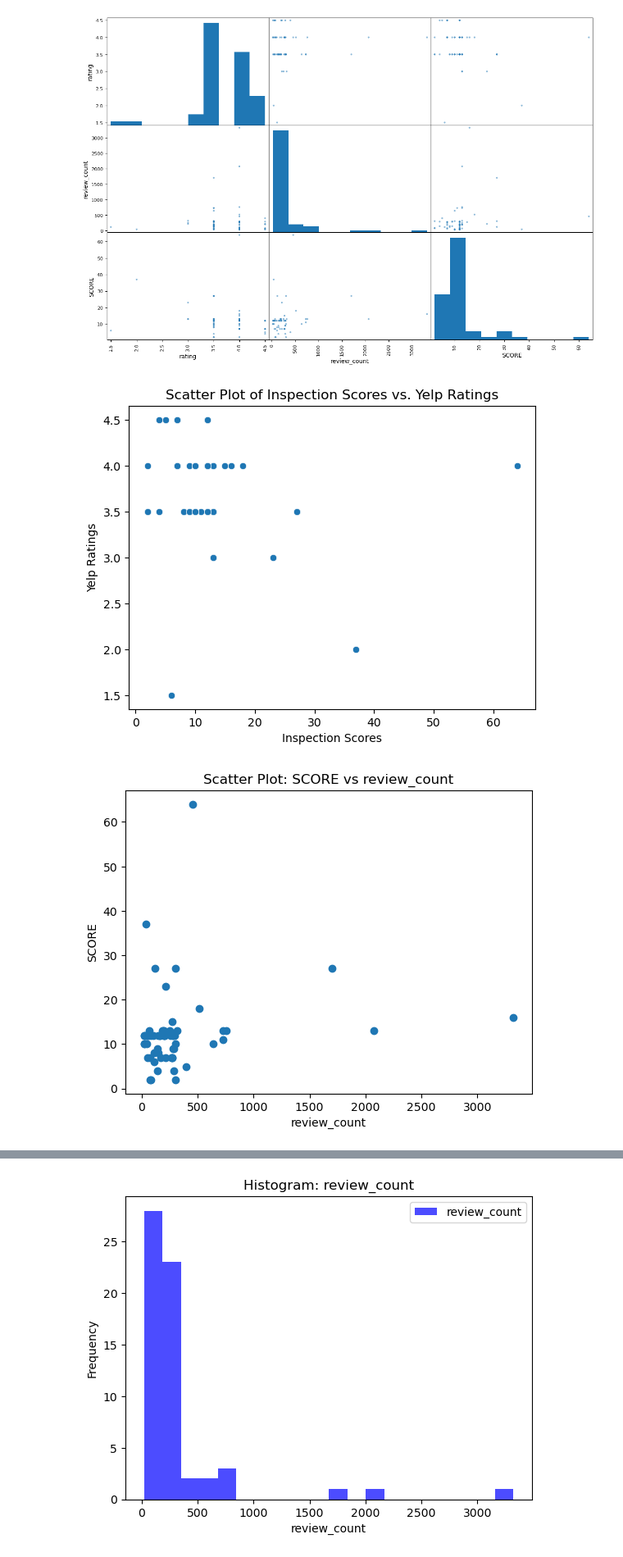
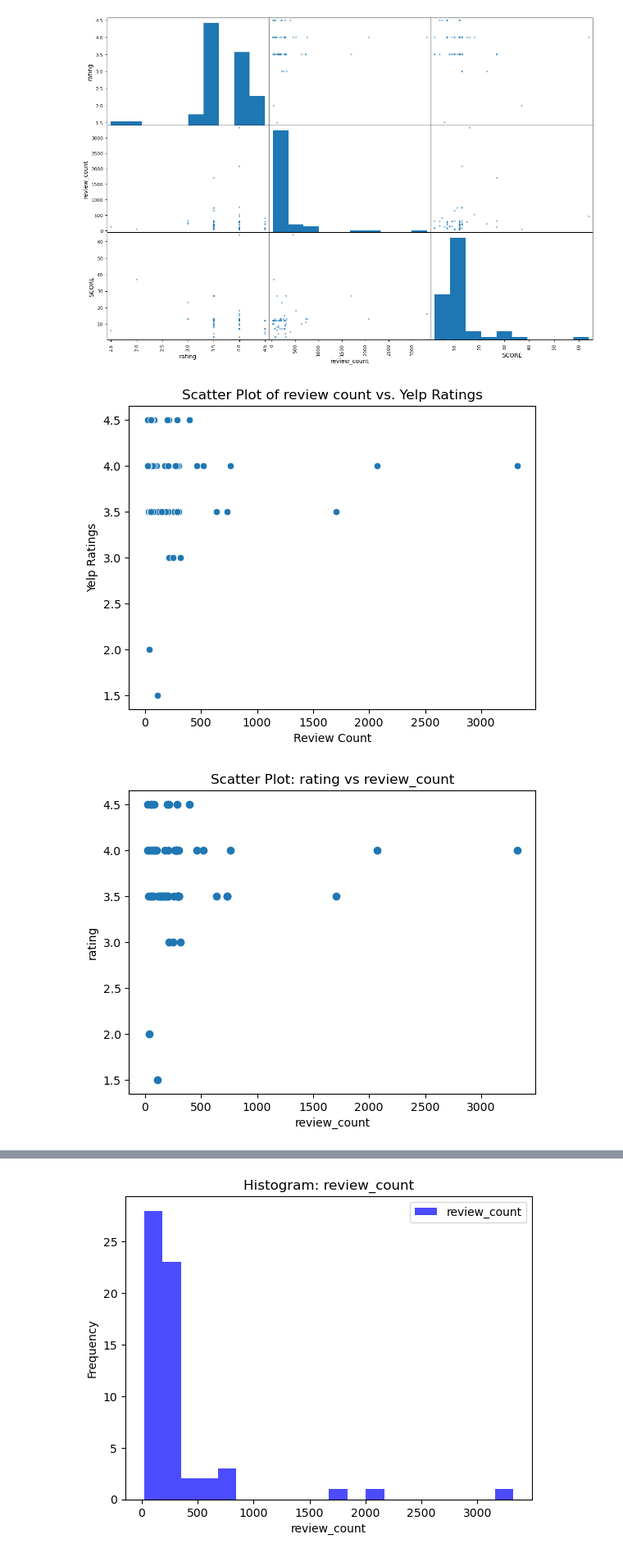
Before and after one commit to JoeBwonKenobi/NYCRestarauntInspections, a Jupyter notebook: Hypothesis Testing.ipynb, the cells around one changed output, grey strips where cells are left out. Shown at 82% size. Cells and saved outputs as stored; diff of their text form; code cells hidden in the pictures.

```diff
--- a/Hypothesis Testing.ipynb
+++ b/Hypothesis Testing.ipynb
@@ -435,22 +435,22 @@ pd.plotting.scatter_matrix(merged_df[['rating','review_count', 'SCORE']],
 [figure]
 # %%
 # Visualizing the correlation between Inspection scores and Yelp Ratings
-sns.scatterplot(x=merged_df['SCORE'], y=merged_df['rating'])
-plt.title('Scatter Plot of Inspection Scores vs. Yelp Ratings')
-plt.xlabel('Inspection Scores')
+sns.scatterplot(x=merged_df['review_count'], y=merged_df['rating'])
+plt.title('Scatter Plot of review count vs. Yelp Ratings')
+plt.xlabel('Review Count')
 plt.ylabel('Yelp Ratings')
 plt.show()
 # %% [output]
-[figure, old version]
+[figure, new version]
 # %%
 # Scatterplot
-plt.scatter(merged_df['review_count'], merged_df['SCORE'])
+plt.scatter(merged_df['review_count'], merged_df['rating'])
 plt.xlabel('review_count')
-plt.ylabel('SCORE')
-plt.title('Scatter Plot: SCORE vs review_count')
+plt.ylabel('rating')
+plt.title('Scatter Plot: rating vs review_count')
 plt.show()
 # %% [output]
-[figure, old version]
+[figure, new version]
 # %%
 # Pairplot
 sns.pairplot(merged_df)
```
Also changed, not shown: parts of 5 cells of this notebook, 3 other files.
